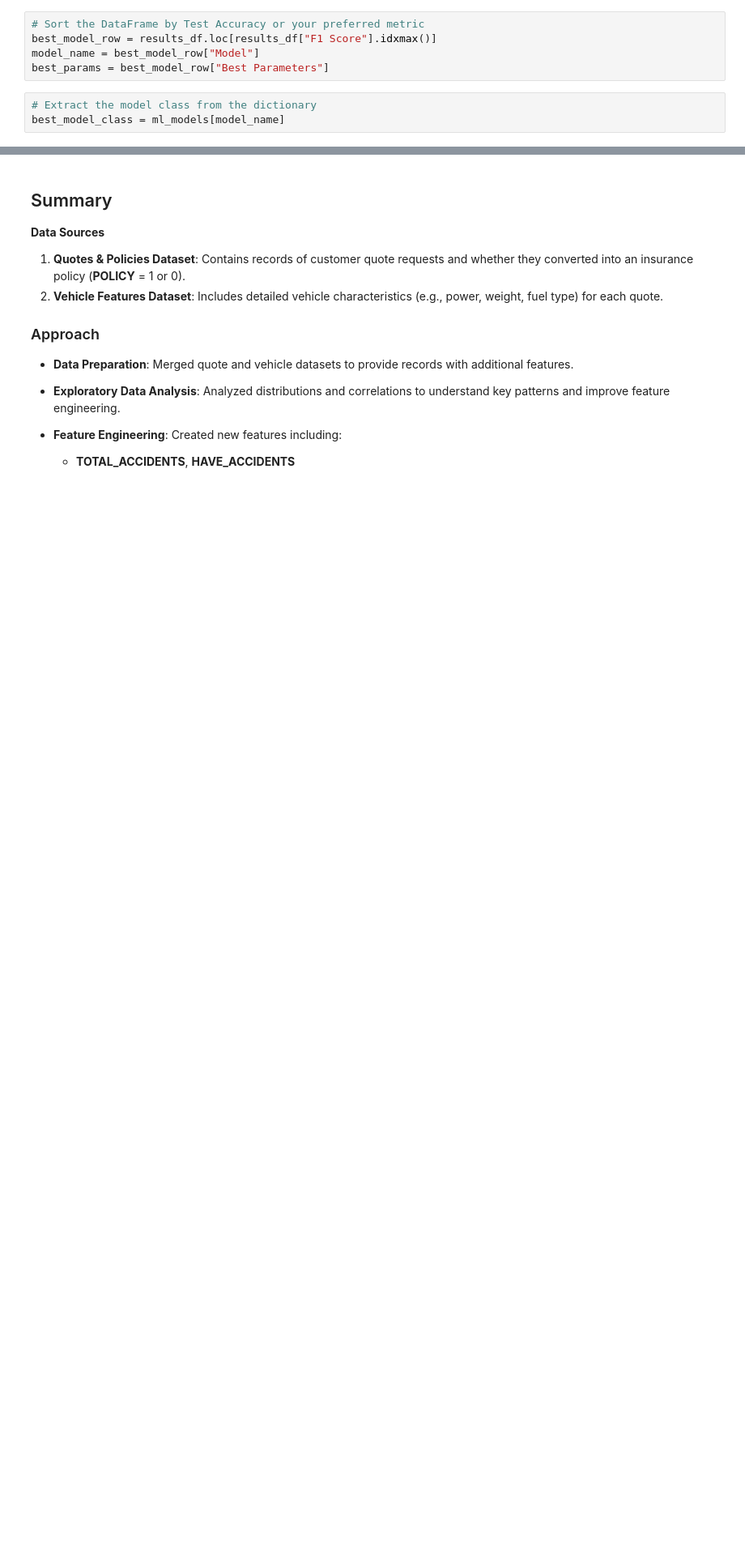
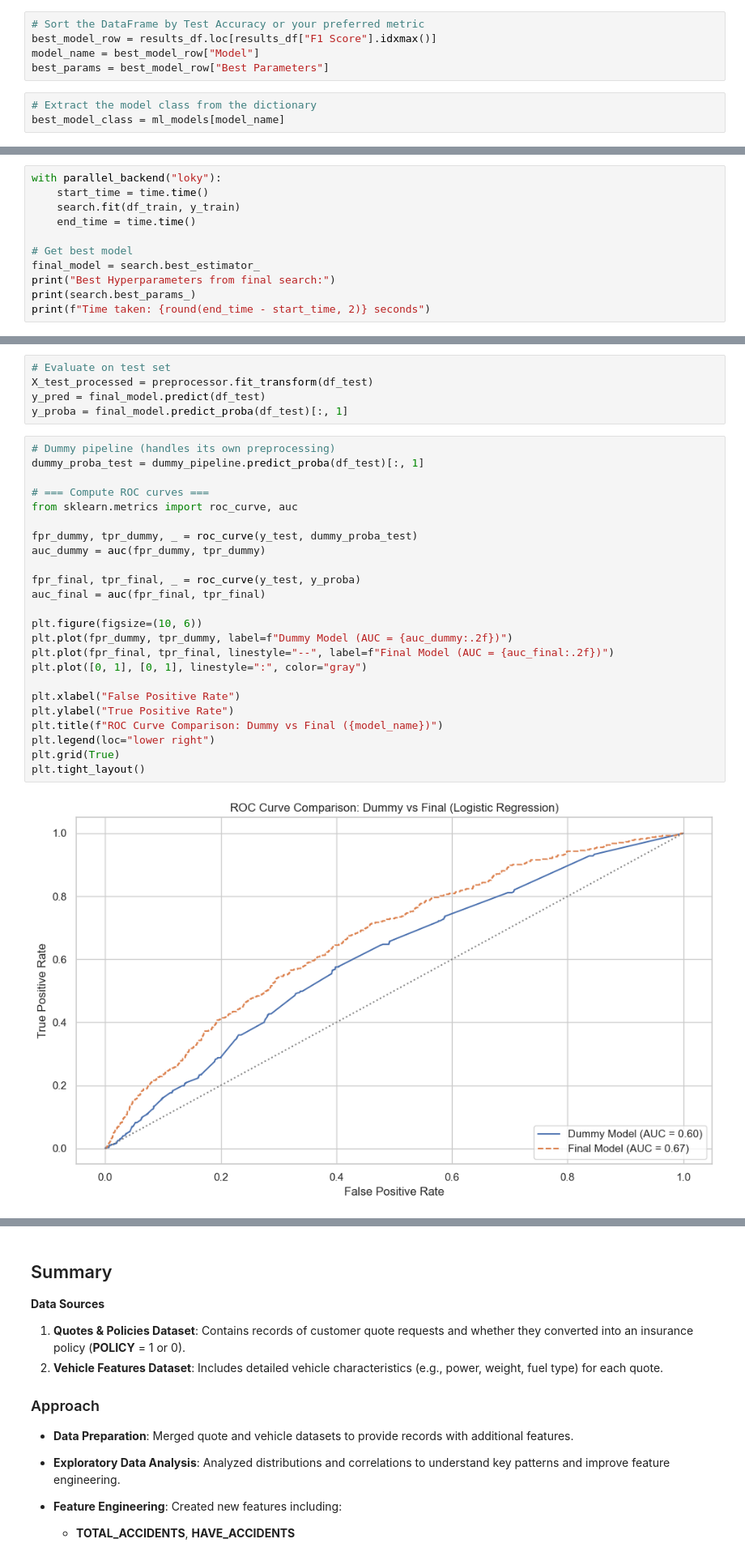
Before and after one commit to Riciokzz/motor-insurance-conversion, a Jupyter notebook: Motor Insurance Conversion Modelling.ipynb, the cells around one changed output, grey strips where cells are left out. Shown at 81% size. Saved outputs shown, nothing was run; the diff lists cells and outputs as text; blank space fills up the shorter version.

```diff
--- a/Motor Insurance Conversion Modelling.ipynb
+++ b/Motor Insurance Conversion Modelling.ipynb
@@ -925,0 +933,11 @@ plt.show()
+# %%
+with parallel_backend("loky"):
+    start_time = time.time()
+    search.fit(df_train, y_train)
+    end_time = time.time()
+
+# Get best model
+final_model = search.best_estimator_
+print("Best Hyperparameters from final search:")
+print(search.best_params_)
+print(f"Time taken: {round(end_time - start_time, 2)} seconds")
@@ -925,0 +949,31 @@ plt.show()
+# %%
+# Evaluate on test set
+X_test_processed = preprocessor.fit_transform(df_test)
+y_pred = final_model.predict(df_test)
+y_proba = final_model.predict_proba(df_test)[:, 1]
+# %%
+# Dummy pipeline (handles its own preprocessing)
+dummy_proba_test = dummy_pipeline.predict_proba(df_test)[:, 1]
+
+# === Compute ROC curves ===
+from sklearn.metrics import roc_curve, auc
+
+fpr_dummy, tpr_dummy, _ = roc_curve(y_test, dummy_proba_test)
+auc_dummy = auc(fpr_dummy, tpr_dummy)
+
+fpr_final, tpr_final, _ = roc_curve(y_test, y_proba)
+auc_final = auc(fpr_final, tpr_final)
+
+plt.figure(figsize=(10, 6))
+plt.plot(fpr_dummy, tpr_dummy, label=f"Dummy Model (AUC = {auc_dummy:.2f})")
+plt.plot(fpr_final, tpr_final, linestyle="--", label=f"Final Model (AUC = {auc_final:.2f})")
+plt.plot([0, 1], [0, 1], linestyle=":", color="gray")
+
+plt.xlabel("False Positive Rate")
+plt.ylabel("True Positive Rate")
+plt.title(f"ROC Curve Comparison: Dummy vs Final ({model_name})")
+plt.legend(loc="lower right")
+plt.grid(True)
+plt.tight_layout()
+# %% [output]
+[figure, added]
```
Also changed, not shown: parts of 33 cells of this notebook, 5 other files.
